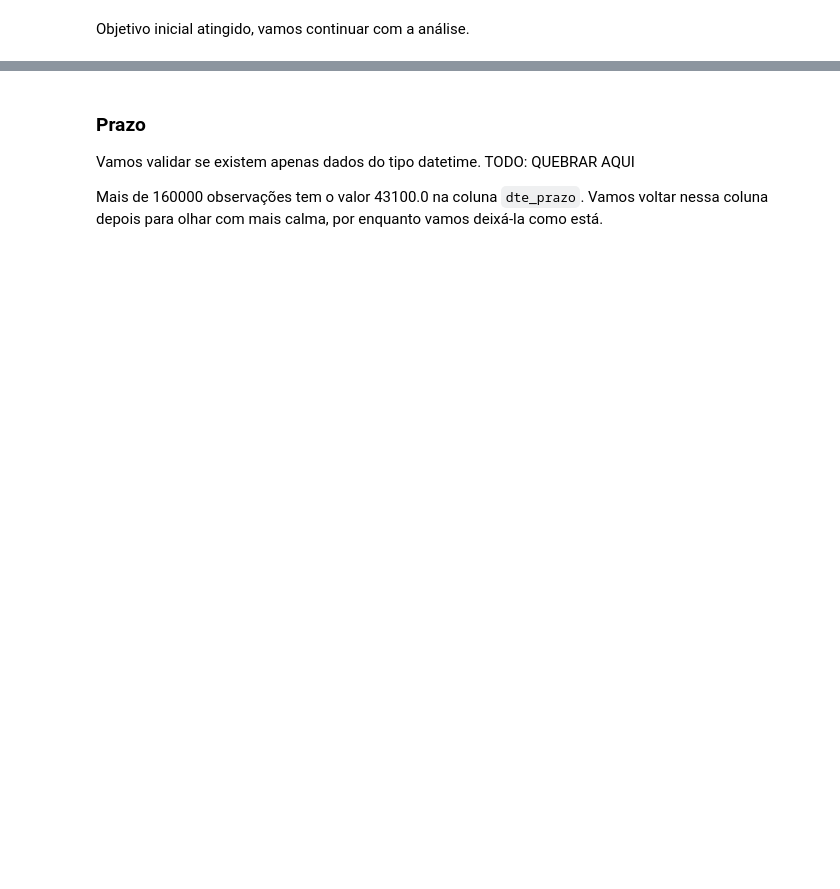
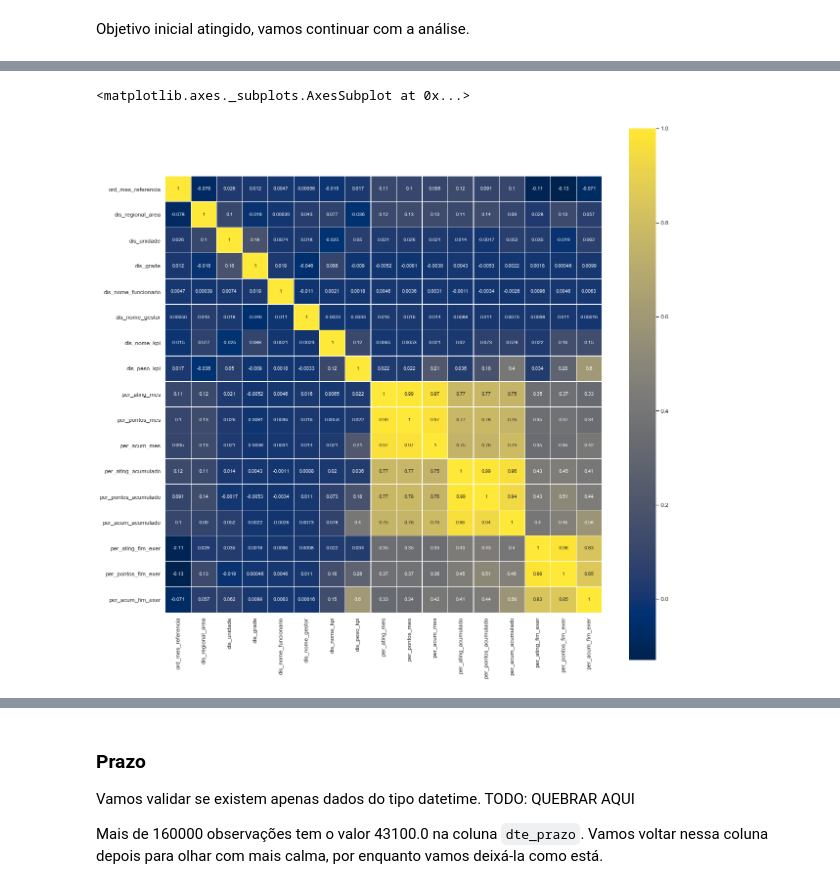
Before and after one commit to adrianogfreitas/ambev-data-challenge, a Jupyter notebook: notebooks/01-agf-data-wrangling.ipynb, the cells around one changed output, grey strips where cells are left out. Drawn from its saved outputs; the diff is of its cells as text; code cells hidden in the pictures; blank space fills up the shorter version.

```diff
--- a/notebooks/01-agf-data-wrangling.ipynb
+++ b/notebooks/01-agf-data-wrangling.ipynb
@@ -108,7 +112,7 @@ new_names = {
     'Tipo da Meta': 'nom_tipo_meta',
     'Categoria KPI': 'nom_categoria_kpi',
     'Nome KPI': 'dis_nome_kpi',
-    'Peso KPI': 'dis_peso_kpi',
+    'Peso KPI': 'per_peso_kpi',
     'Prazo': 'nom_prazo',
     'Regra Alcance Parcial': 'nom_regra_alcance_parcial',
     'Meta Projeto': 'bin_meta_projeto',
@@ -121,7 +125,7 @@ new_names = {
     '% Ating Fim Exer': 'per_ating_fim_exer',
     '% Pontos Fim Exer': 'per_pontos_fim_exer',
     '% Acum Fim Exer': 'per_acum_fim_exer',
-    'Status Meta': 'nom_status_meta'
+    'Status Meta': 'bin_status_meta'
 }
 
 df.rename(index=str, columns=new_names, inplace=True)
@@ -427,4 +432,6 @@ prep_df \
 # %% [markdown]
 #### Lidando com Meta Projeto
 # %%
-prep_df.apply_custom(bin_to_num, {'cols': ['bin_meta_projeto']})
+%%capture
+
+prep_df.apply_custom(bin_to_num, {'cols': ['bin_meta_projeto'], 'one': ['Sim'], 'zero': ['Não']})
@@ -433,3 +440,7 @@ prep_df.apply_custom(bin_to_num, {'cols': ['bin_meta_projeto']})
+# %%
+%%capture
+
+prep_df.apply_custom(bin_to_num, {'cols': ['bin_status_meta'], 'one': 'Monitoramento Aprovado'})
 # %% [markdown]
 ### Verficando o resultado
 # %%
@@ -696,0 +542,6 @@ AttributeError: Unknown property axlabel
+# %%
+fig, ax = plt.subplots(figsize=(20,20))
+sns.heatmap(df.corr(), linewidths=0.1, vmax=1.0, square=True, cmap=colormap, linecolor='white', annot=True, ax=ax)
+# %% [output]
+<matplotlib.axes._subplots.AxesSubplot at 0x...>
+[figure, added]
```
Also changed, not shown: parts of 65 cells of this notebook, 2 other files.
